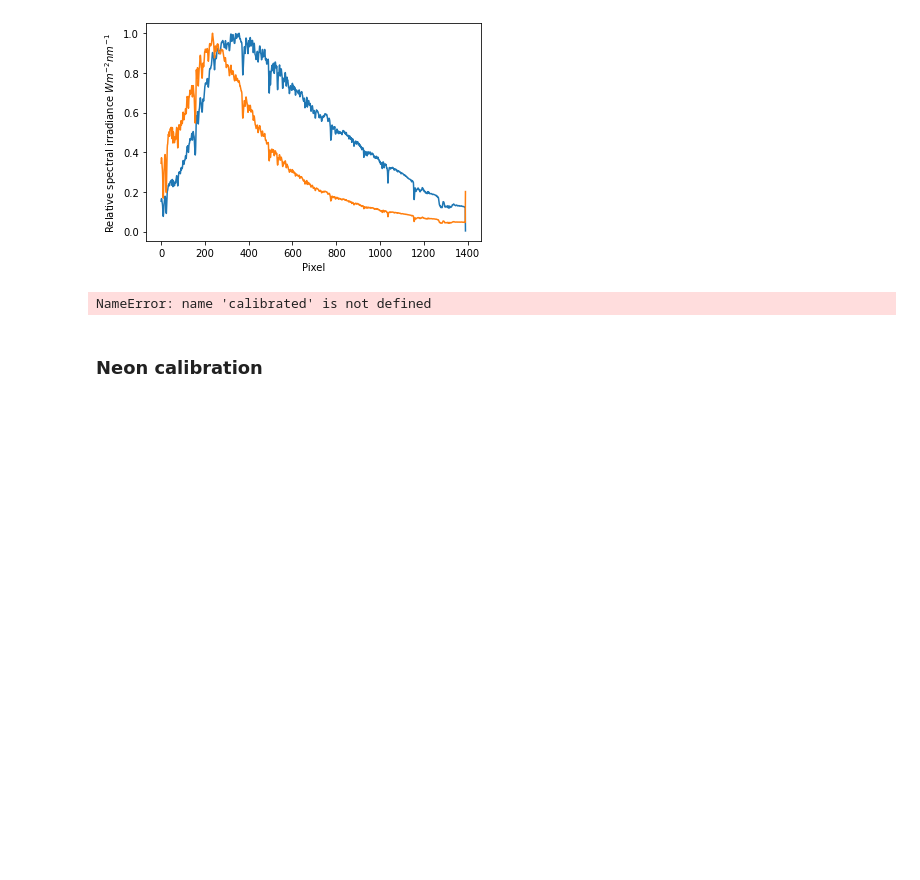
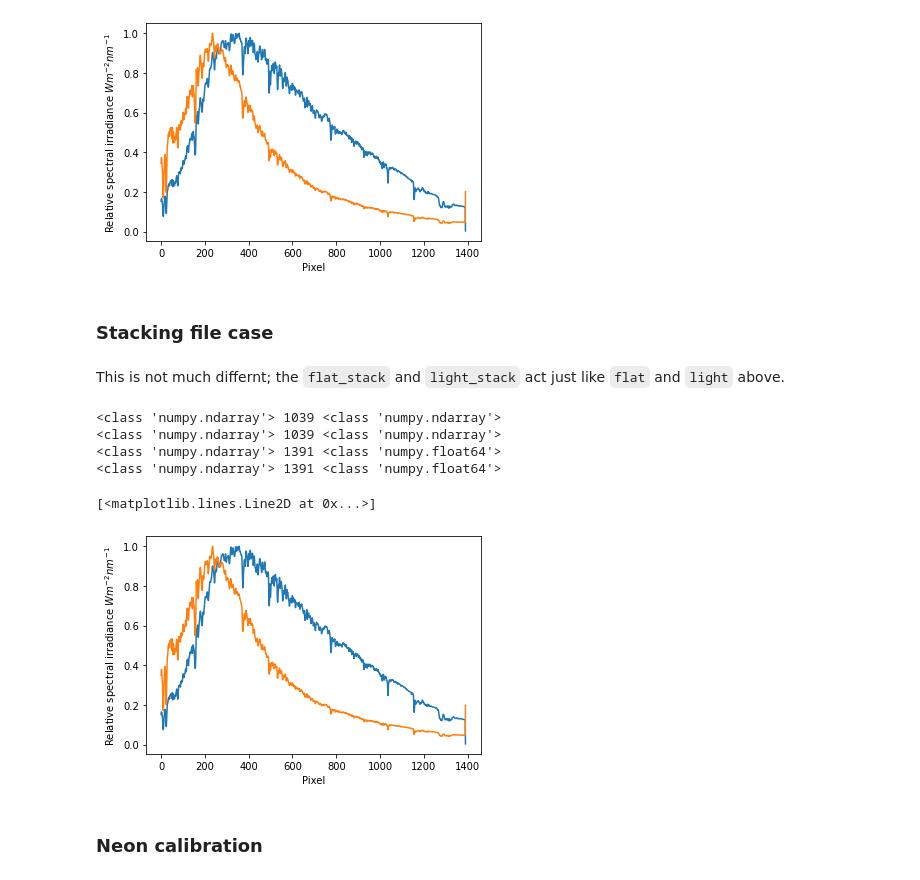
Before and after one commit to Yousousen/solar_physics, a Jupyter notebook: scripts/spectrum.ipynb, the cells around one changed output. Saved outputs shown, nothing was run; the diff lists cells and outputs as text; code cells hidden in the pictures; blank space fills up the shorter version.

Commit message:
Can now obtain corrected values with stack. Added comments for the the understanding of median/sum with axis=0

```diff
--- a/scripts/spectrum.ipynb
+++ b/scripts/spectrum.ipynb
@@ -157,7 +166,40 @@ light_sum = np.sum( light_stack, axis=0)
-# %%
-calibrated_sum = np.sum(calibrated, axis=0)
-# %% [output]
-NameError: name 'calibrated' is not defined
+# %% [markdown]
+### Stacking file case
+# %% [markdown]
+This is not much differnt; the `flat_stack` and `light_stack` act just like `flat` and `light` above.
+# %%
+flat_stack = stack( flat_dict.values() ) # 1039x1391 2d-array
+light_stack = stack( light_dict.values() ) # 1039x1391 2d-array
+
+bias_master = stack( bias_dict.values() ) # 1039x1391 2d-array
+
+light_sum = np.sum(light_stack - bias_master, axis=0) # 1391 elements 1d-array
+
+flat_master = np.sum(flat_stack - bias_master, axis=0) # 1391 elements 1d-array
+
+flat_master_scaled = flat_master / np.median(flat_master) # 1391 elements 1d-array
+light_scaled = light_sum / flat_master_scaled # 1391 elements 1d-array
+
+light_relative = light_sum / np.max(light_sum) # division by the maximum makes it relative.
+spectrum = light_scaled_relative = light_scaled / np.max(light_scaled)
+# %%
+print(type(light_stack), len(light_stack), type(light_stack[0]))
+print(type(flat_stack), len(flat_stack), type(flat_stack[0]))
+print(type(light_sum), len(light_sum), type(light_sum[0]))
+print(type(flat_master), len(flat_master), type(flat_master[0]))
+# %% [output]
+<class 'numpy.ndarray'> 1039 <class 'numpy.ndarray'>
+<class 'numpy.ndarray'> 1039 <class 'numpy.ndarray'>
+<class 'numpy.ndarray'> 1391 <class 'numpy.float64'>
+<class 'numpy.ndarray'> 1391 <class 'numpy.float64'>
+# %%
+plt.ylabel("Relative spectral irradiance $Wm^{-2}nm^{-1}$")
+plt.xlabel("Pixel")
+plt.plot(light_relative)
+plt.plot(light_scaled_relative)
+# %% [output]
+[<matplotlib.lines.Line2D at 0x...>]
+[figure, added]
 # %% [markdown]
 ### Neon calibration
 # %%
```
Also changed, not shown: parts of 20 cells of this notebook, 3 other files.
